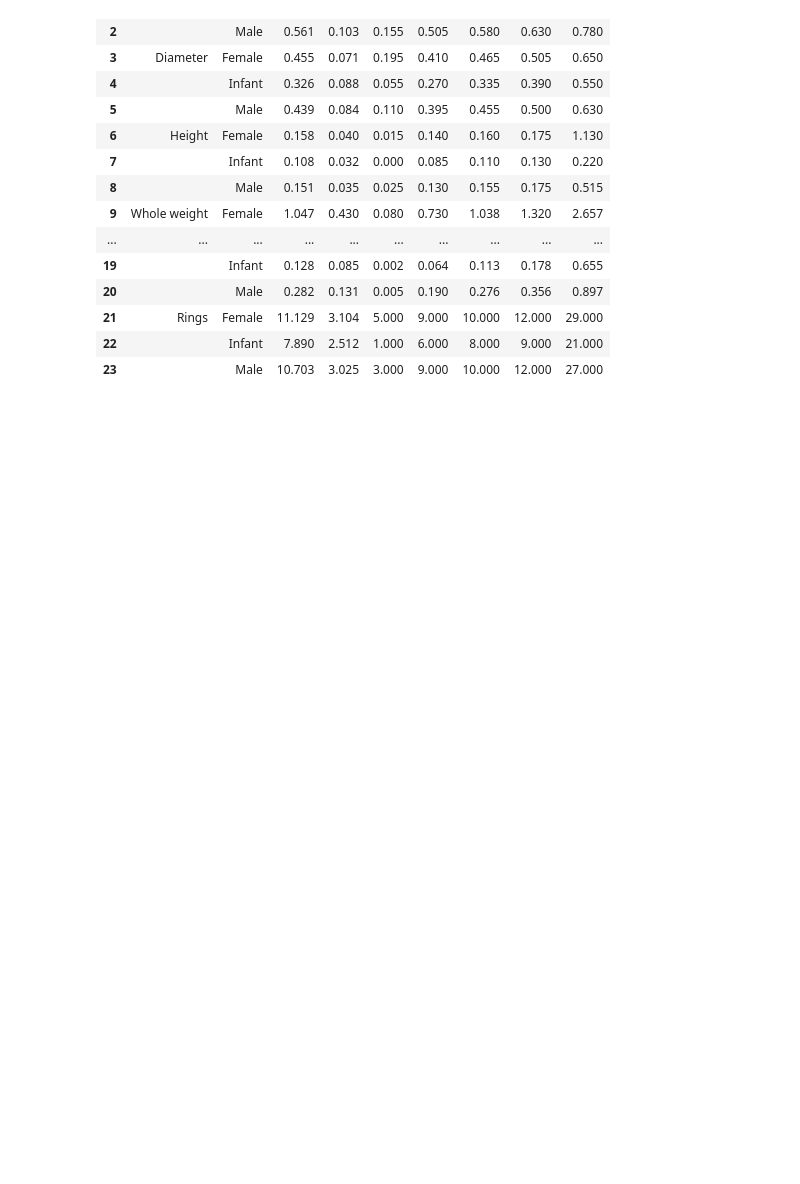
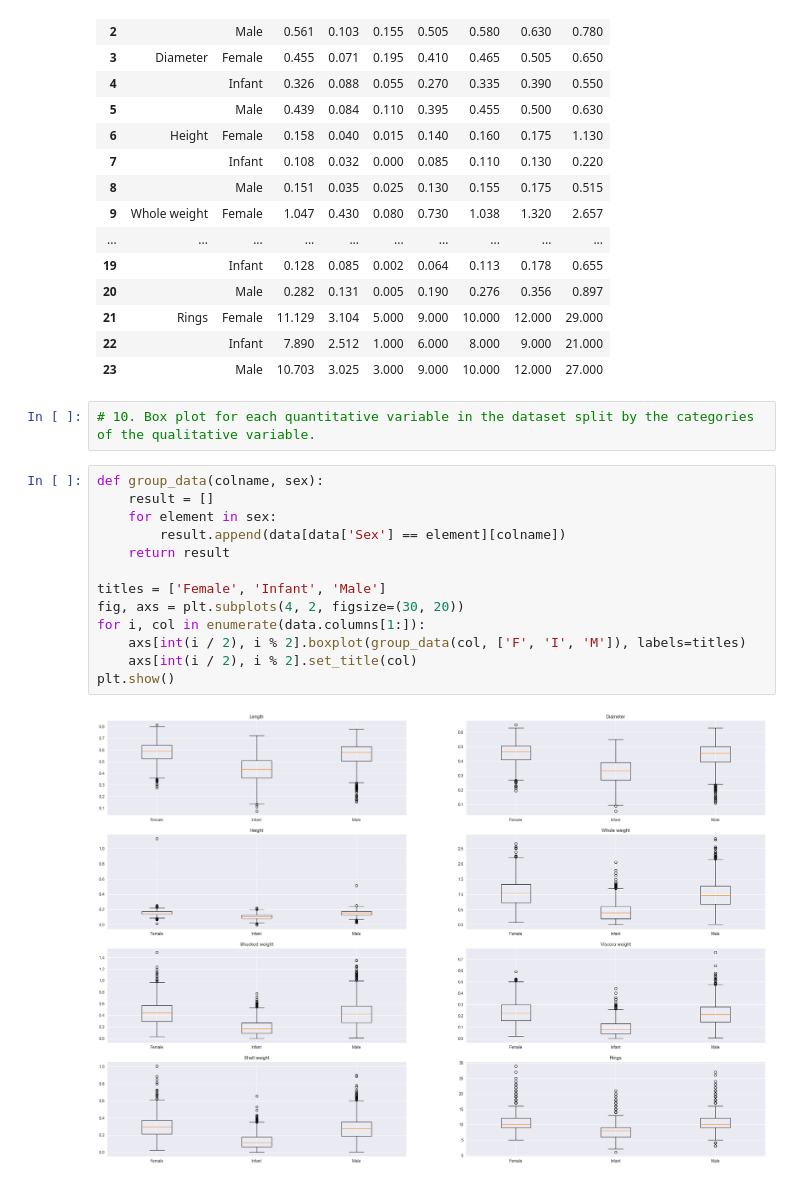
Before and after one commit to HubertKlosowski/Programming_in_Python, a Jupyter notebook: Zadanie1/zad1.ipynb, the cells around one changed output. Drawn from its saved outputs; the diff is of its cells as text; blank space fills up the shorter version.

```diff
--- a/Zadanie1/zad1.ipynb
+++ b/Zadanie1/zad1.ipynb
@@ -179,3 +179,20 @@ display(table3)
 | 21 | Rings | Female | 11.129 | 3.104 | 5.000 | 9.000 | 10.000 | 12.000 | 29.000 |
 | 22 |  | Infant | 7.890 | 2.512 | 1.000 | 6.000 | 8.000 | 9.000 | 21.000 |
 | 23 |  | Male | 10.703 | 3.025 | 3.000 | 9.000 | 10.000 | 12.000 | 27.000 |
+# %%
+# 10. Box plot for each quantitative variable in the dataset split by the categories of the qualitative variable.
+# %%
+def group_data(colname, sex):
+    result = []
+    for element in sex:
+        result.append(data[data['Sex'] == element][colname])
+    return result
+
+titles = ['Female', 'Infant', 'Male']
+fig, axs = plt.subplots(4, 2, figsize=(30, 20))
+for i, col in enumerate(data.columns[1:]):
+    axs[int(i / 2), i % 2].boxplot(group_data(col, ['F', 'I', 'M']), labels=titles)
+    axs[int(i / 2), i % 2].set_title(col)
+plt.show()
+# %% [output]
+[figure, added]
```
Also changed, not shown: 1 other file.
